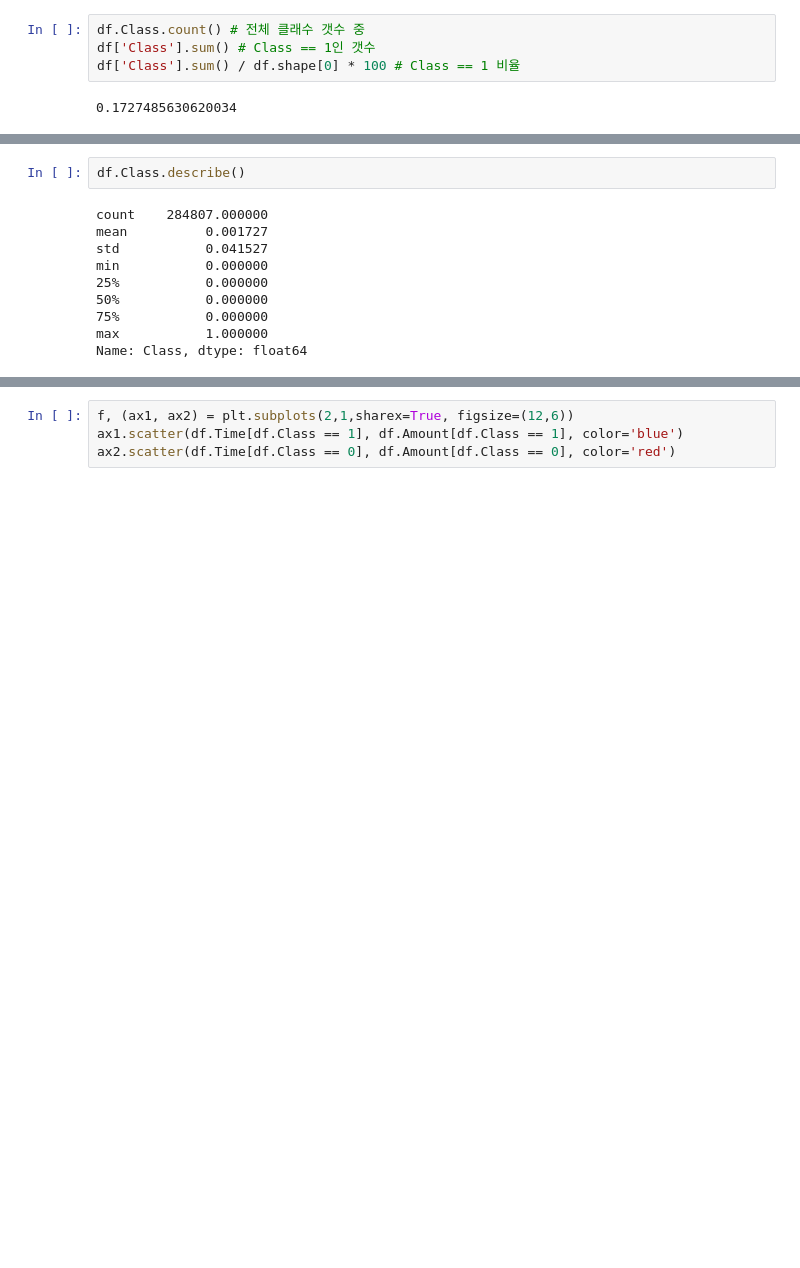
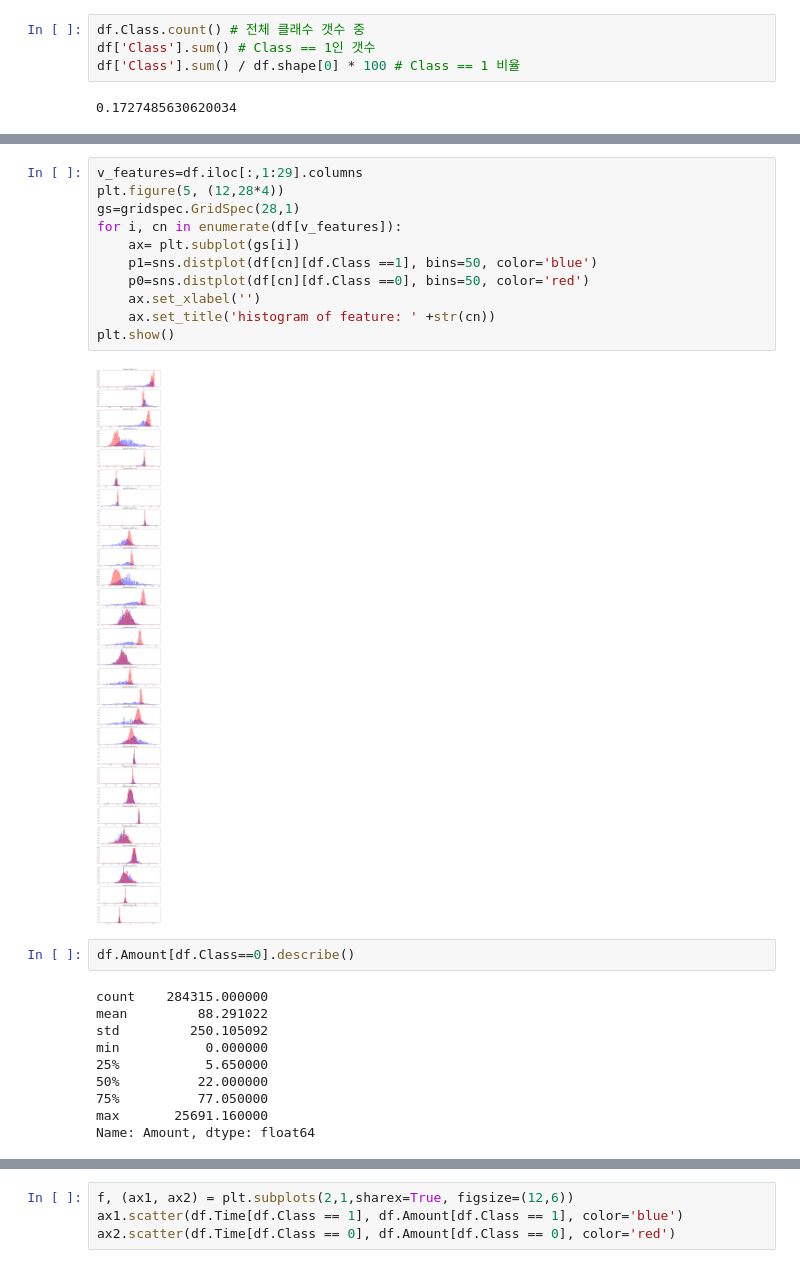
Before and after one commit to sangqkim/DS2, a Jupyter notebook: Python II/HW2/김상규/team_04_hw2_32_A.ipynb, the cells around one changed output, grey strips where cells are left out. Drawn from its saved outputs; the diff is of its cells as text; blank space fills up the shorter version.

```diff
--- a/Python II/HW2/김상규/team_04_hw2_32_A.ipynb
+++ b/Python II/HW2/김상규/team_04_hw2_32_A.ipynb
@@ -98,13 +115,26 @@ df['Class'].sum() / df.shape[0] * 100 # Class == 1 비율
+# %%
+v_features=df.iloc[:,1:29].columns
+plt.figure(5, (12,28*4))
+gs=gridspec.GridSpec(28,1)
+for i, cn in enumerate(df[v_features]):
+    ax= plt.subplot(gs[i])
+    p1=sns.distplot(df[cn][df.Class ==1], bins=50, color='blue')
+    p0=sns.distplot(df[cn][df.Class ==0], bins=50, color='red')
+    ax.set_xlabel('')
+    ax.set_title('histogram of feature: ' +str(cn))
+plt.show()
+# %% [output]
+[figure, added]
 # %%
-df.Class.describe()
+df.Amount[df.Class==0].describe()
 # %% [output]
-count    284807.000000
-mean          0.001727
-std           0.041527
+count    284315.000000
+mean         88.291022
+std         250.105092
 min           0.000000
-25%           0.000000
-50%           0.000000
-75%           0.000000
-max           1.000000
-Name: Class, dtype: float64
+25%           5.650000
+50%          22.000000
+75%          77.050000
+max       25691.160000
+Name: Amount, dtype: float64
 # %%
```
Also changed, not shown: parts of 12 cells of this notebook, 1 other file.
